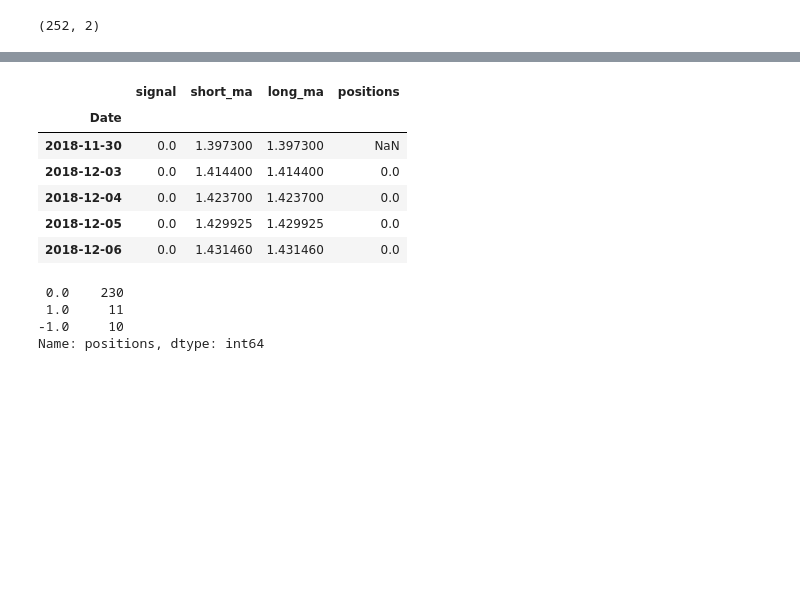
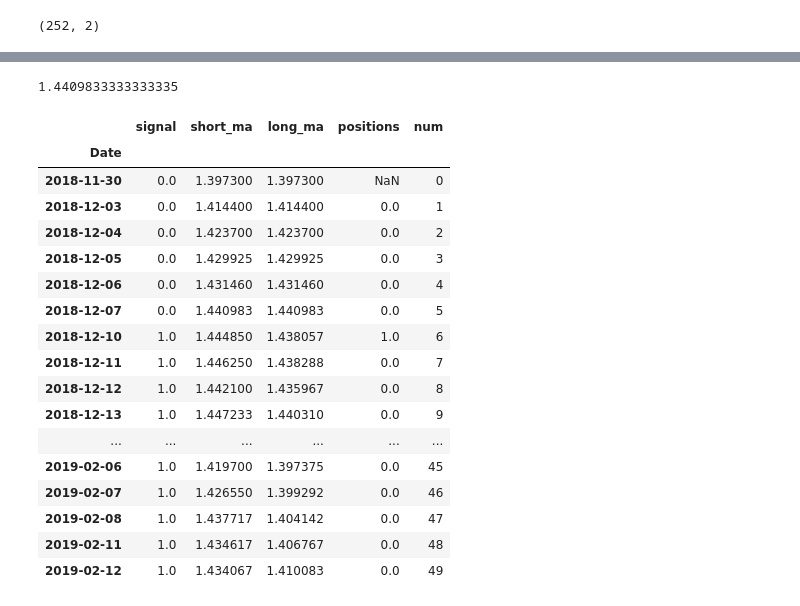
Before and after one commit to michaelwozniak/rit_preliminaries, a Jupyter notebook: ma_agent.ipynb, the cells around one changed output, grey strips where cells are left out. Saved outputs shown, nothing was run; the diff lists cells and outputs as text; code cells hidden in the pictures; blank space fills up the shorter version.

```diff
--- a/ma_agent.ipynb
+++ b/ma_agent.ipynb
@@ -41,0 +60,2 @@ signals['positions'] = signals['signal'].diff()
+# %%
+signals["num"] = [x for x in (range(len(signals.index)))]
@@ -42,18 +77,26 @@ signals['positions'] = signals['signal'].diff()
+# %%
+df.Close.iloc[0:6].mean()
+# %% [output]
+1.4409833333333335
 # %%
-signals.head()
+signals.head(50)
 # %% [output]
-|  | signal | short_ma | long_ma | positions |
-| Date |  |  |  |  |
-| 2018-11-30 | 0.0 | 1.397300 | 1.397300 | NaN |
-| 2018-12-03 | 0.0 | 1.414400 | 1.414400 | 0.0 |
-| 2018-12-04 | 0.0 | 1.423700 | 1.423700 | 0.0 |
-| 2018-12-05 | 0.0 | 1.429925 | 1.429925 | 0.0 |
-| 2018-12-06 | 0.0 | 1.431460 | 1.431460 | 0.0 |
+|  | signal | short_ma | long_ma | positions | num |
+| Date |  |  |  |  |  |
+| 2018-11-30 | 0.0 | 1.397300 | 1.397300 | NaN | 0 |
+| 2018-12-03 | 0.0 | 1.414400 | 1.414400 | 0.0 | 1 |
+| 2018-12-04 | 0.0 | 1.423700 | 1.423700 | 0.0 | 2 |
+| 2018-12-05 | 0.0 | 1.429925 | 1.429925 | 0.0 | 3 |
+| 2018-12-06 | 0.0 | 1.431460 | 1.431460 | 0.0 | 4 |
+| 2018-12-07 | 0.0 | 1.440983 | 1.440983 | 0.0 | 5 |
+| 2018-12-10 | 1.0 | 1.444850 | 1.438057 | 1.0 | 6 |
+| 2018-12-11 | 1.0 | 1.446250 | 1.438288 | 0.0 | 7 |
+| 2018-12-12 | 1.0 | 1.442100 | 1.435967 | 0.0 | 8 |
+| 2018-12-13 | 1.0 | 1.447233 | 1.440310 | 0.0 | 9 |
+| ... | ... | ... | ... | ... | ... |
+| 2019-02-06 | 1.0 | 1.419700 | 1.397375 | 0.0 | 45 |
+| 2019-02-07 | 1.0 | 1.426550 | 1.399292 | 0.0 | 46 |
+| 2019-02-08 | 1.0 | 1.437717 | 1.404142 | 0.0 | 47 |
+| 2019-02-11 | 1.0 | 1.434617 | 1.406767 | 0.0 | 48 |
+| 2019-02-12 | 1.0 | 1.434067 | 1.410083 | 0.0 | 49 |
-# %%
-signals.positions.value_counts()
-# %% [output]
- 0.0    230
- 1.0     11
--1.0     10
-Name: positions, dtype: int64
 # %%
```
Also changed, not shown: parts of 9 cells of this notebook, 9 other files.
